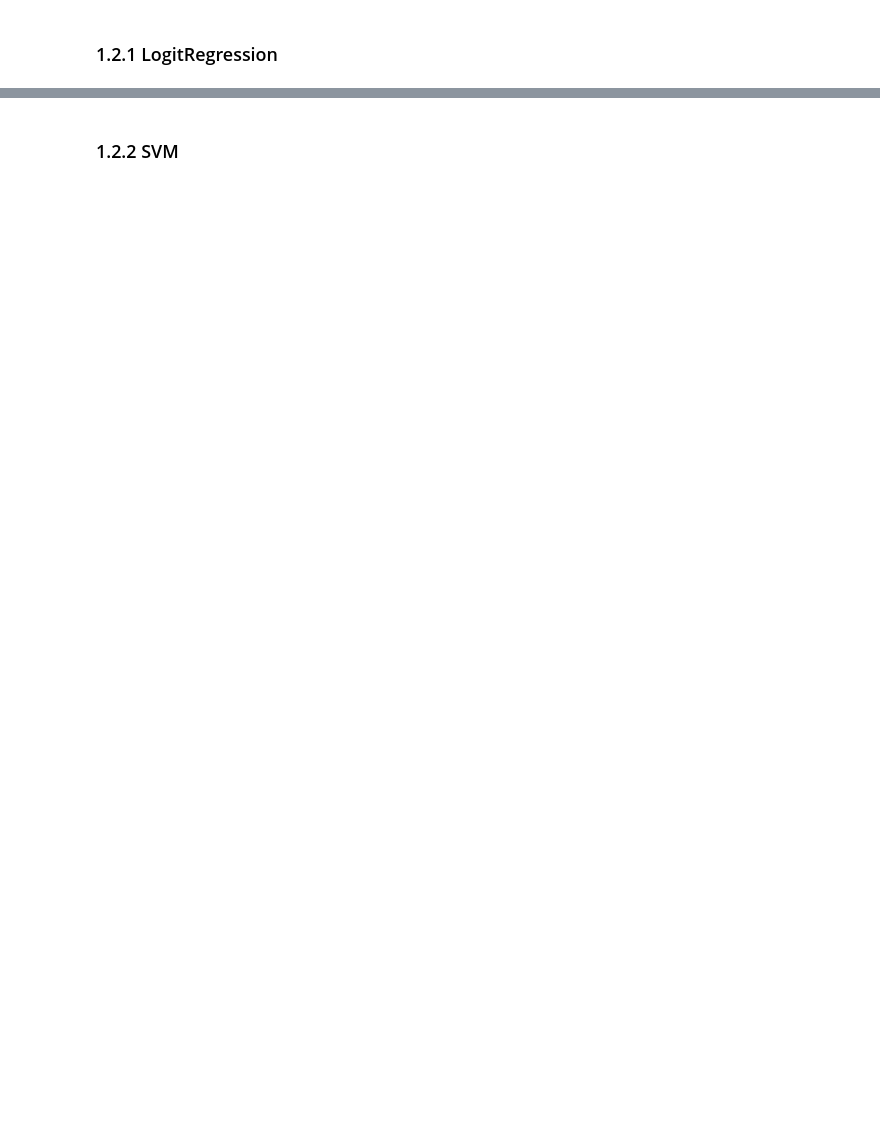
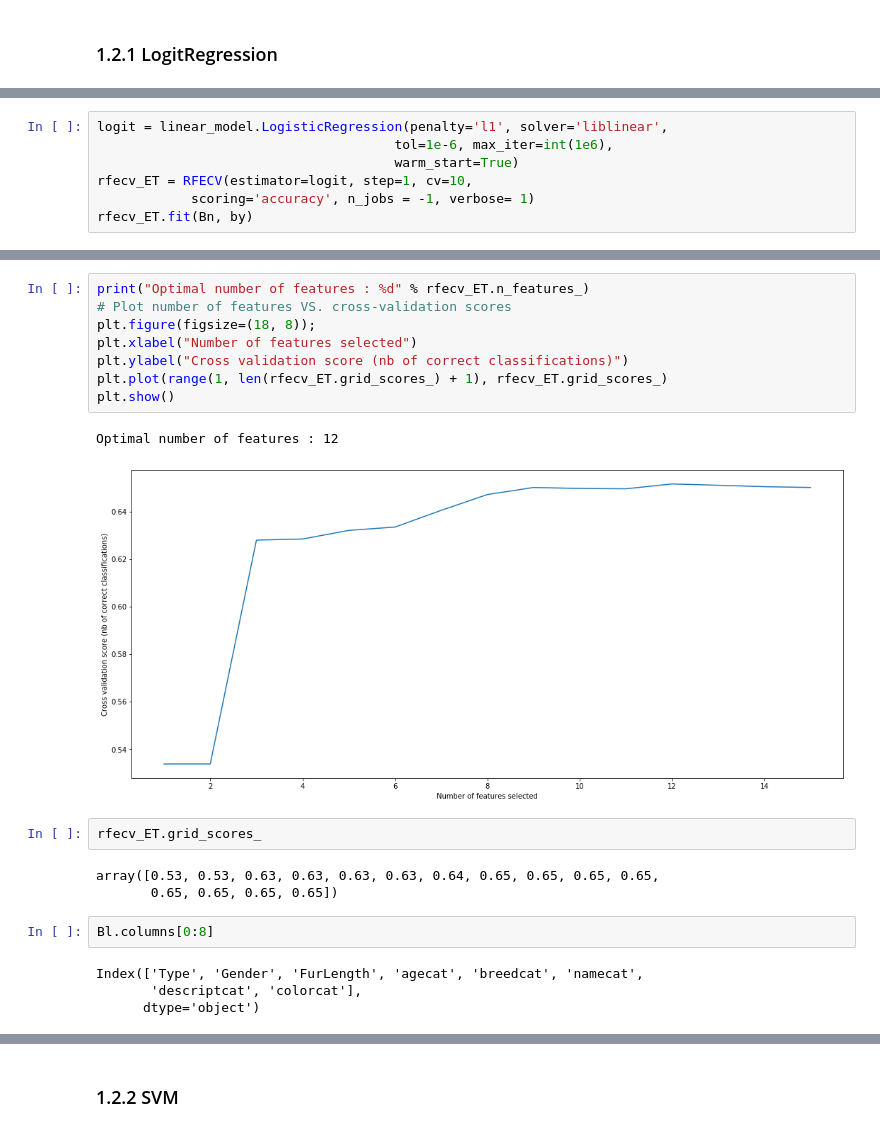
Before and after one commit to PedroCotovio/MLproject, a Jupyter notebook: Task1.ipynb, the cells around one changed output, grey strips where cells are left out. Cells and saved outputs as stored; diff of their text form; blank space fills up the shorter version.

```diff
--- a/Task1.ipynb
+++ b/Task1.ipynb
@@ -940,0 +966,7 @@ But the reality is that as we previously clarified we are happy with the model w
+# %%
+logit = linear_model.LogisticRegression(penalty='l1', solver='liblinear',
+                                      tol=1e-6, max_iter=int(1e6),
+                                      warm_start=True)
+rfecv_ET = RFECV(estimator=logit, step=1, cv=10,
+            scoring='accuracy', n_jobs = -1, verbose= 1)
+rfecv_ET.fit(Bn, by)
@@ -940,0 +987,22 @@ But the reality is that as we previously clarified we are happy with the model w
+# %%
+print("Optimal number of features : %d" % rfecv_ET.n_features_)
+# Plot number of features VS. cross-validation scores
+plt.figure(figsize=(18, 8));
+plt.xlabel("Number of features selected")
+plt.ylabel("Cross validation score (nb of correct classifications)")
+plt.plot(range(1, len(rfecv_ET.grid_scores_) + 1), rfecv_ET.grid_scores_)
+plt.show()
+# %% [output]
+Optimal number of features : 12
+[figure, added]
+# %%
+rfecv_ET.grid_scores_
+# %% [output]
+array([0.53, 0.53, 0.63, 0.63, 0.63, 0.63, 0.64, 0.65, 0.65, 0.65, 0.65,
+       0.65, 0.65, 0.65, 0.65])
+# %%
+Bl.columns[0:8]
+# %% [output]
+Index(['Type', 'Gender', 'FurLength', 'agecat', 'breedcat', 'namecat',
+       'descriptcat', 'colorcat'],
+      dtype='object')
```
Also changed, not shown: parts of 69 cells of this notebook, 1 other file.
